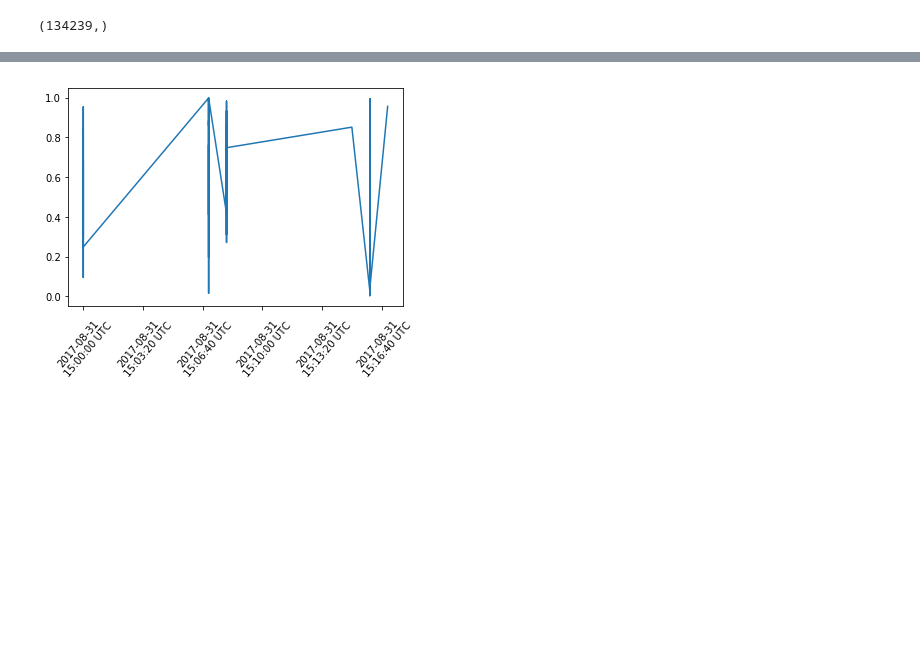
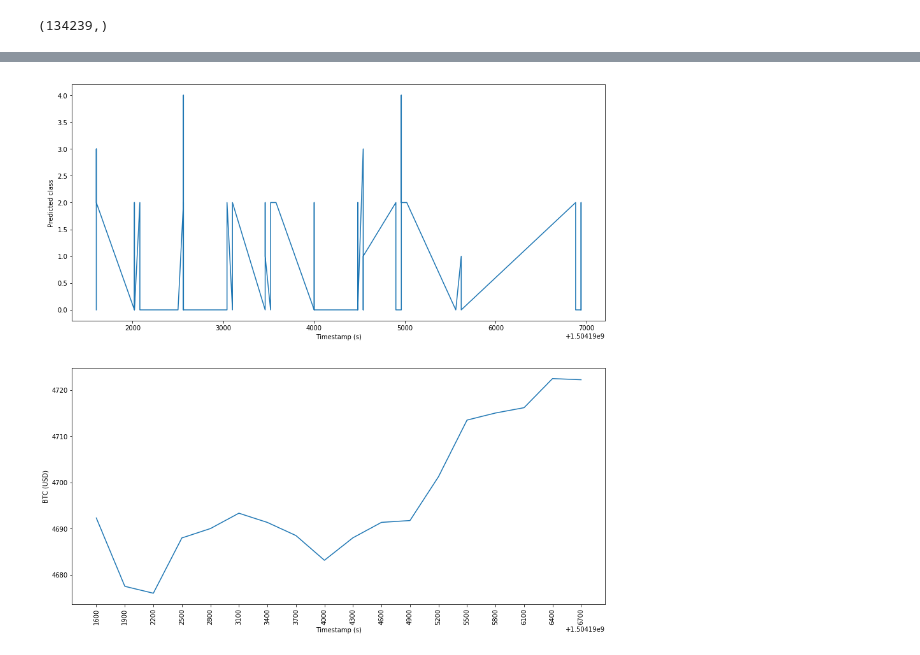
Before and after one commit to suzana-ilic/crypto_stock_market_prediction, a Jupyter notebook: bitcoin_bilstm_glove_test_plot.ipynb, the cells around one changed output, grey strips where cells are left out. Drawn from its saved outputs; the diff is of its cells as text; code cells hidden in the pictures; blank space fills up the shorter version.

Commit message:
Enlarge plots

```diff
--- a/bitcoin_bilstm_glove_test_plot.ipynb
+++ b/bitcoin_bilstm_glove_test_plot.ipynb
@@ -295,7 +295,7 @@ predicted_class.shape
 # %%
 import datetime
 
-NUM_TO_PLOT = 50
+NUM_TO_PLOT = 200
 predicted_datetime = []
 
 # String to datetime object. Timezone follows the machine which in this case JST
@@ -305,6 +305,6 @@ for str_dt in test_data[:NUM_TO_PLOT]['Timestamp']:
 
 min_predicted_datetime = min(predicted_datetime)
 max_predicted_datetime = max(predicted_datetime)
-print('Minimum timestamp', min_predicted_datetime)
-print('Maximum timestamp', max_predicted_datetime)
+print('Minimum timestamp', min_predicted_datetime, datetime.datetime.fromtimestamp(min_predicted_datetime).isoformat())
+print('Maximum timestamp', max_predicted_datetime, datetime.datetime.fromtimestamp(max_predicted_datetime).isoformat())
 # %% [output]
@@ -360,16 +313,45 @@ Maximum timestamp 1506711300.0
-# %%
-import matplotlib.pyplot as plt
-
-plt.plot(predicted_datetime[:50], predicted_spam[:50])
-
-# get current axis
-ax = plt.gca()
-# get current xtick labels
-xticks = ax.get_xticks()
-# convert all xtick labels to selected format
-ax.set_xticklabels([pd.to_datetime(tm, unit='s', utc=True).strftime('%Y-%m-%d\n %H:%M:%S %Z') for tm in xticks],
- rotation=50)
-
-plt.show()
-# %% [output]
-[figure, removed]
+# %%
+from poloniex import Poloniex
+
+polo = Poloniex()
+
+# Minimum period is 5 minutes (300 secs)
+polo_data = polo.returnChartData('USDT_BTC', period=300, start=min_predicted_datetime, end=max_predicted_datetime)
+
+btc_datetime = []
+btc_prices = []
+for polo_row in polo_data:
+    btc_avg_price = (float(polo_row['high']) + float(polo_row['low'])) / 2.0
+    btc_prices.append(btc_avg_price)
+    btc_datetime.append(polo_row['date'])
+# %%
+import matplotlib.pyplot as plt
+
+
+plt.figure(figsize=(15,15)) # Set to a larger size than usual
+plt.subplot(211)
+
+# Plot x by array index to be able to see everything
+# However label each x value with its corresponding timestamp
+# x = np.arange(NUM_TO_PLOT)
+# plt.xticks(x, predicted_datetime, rotation='vertical', size='x-small')
+
+x = predicted_datetime
+y = predicted_class[:NUM_TO_PLOT]
+plt.plot(x, y)
+plt.ylabel('Predicted class')
+plt.xlabel('Timestamp (s)')
+
+plt.subplot(212)
+x_btc = btc_datetime
+y_btc = btc_prices
+plt.plot(x_btc, y_btc)
+plt.ylabel('BTC (USD)')
+plt.xlabel('Timestamp (s)')
+plt.xticks(x_btc, rotation='vertical')
+
+plt.subplots_adjust(hspace=0.2)
+
+plt.show()
+# %% [output]
+[figure, added]
```
Also changed, not shown: parts of 9 cells of this notebook, 1 other file.
